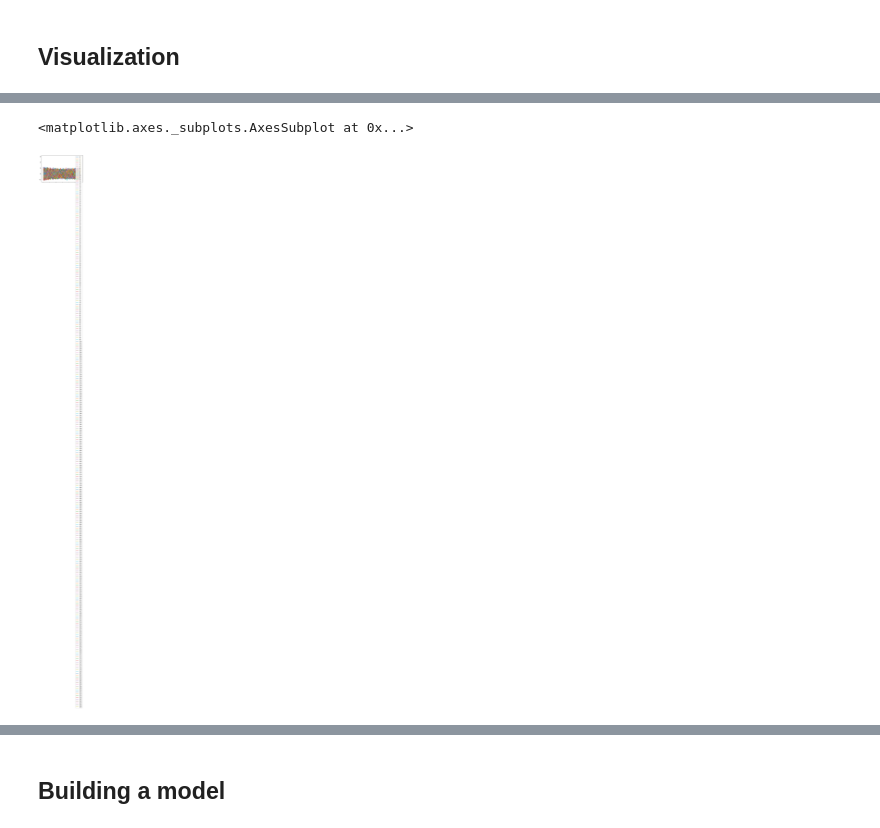
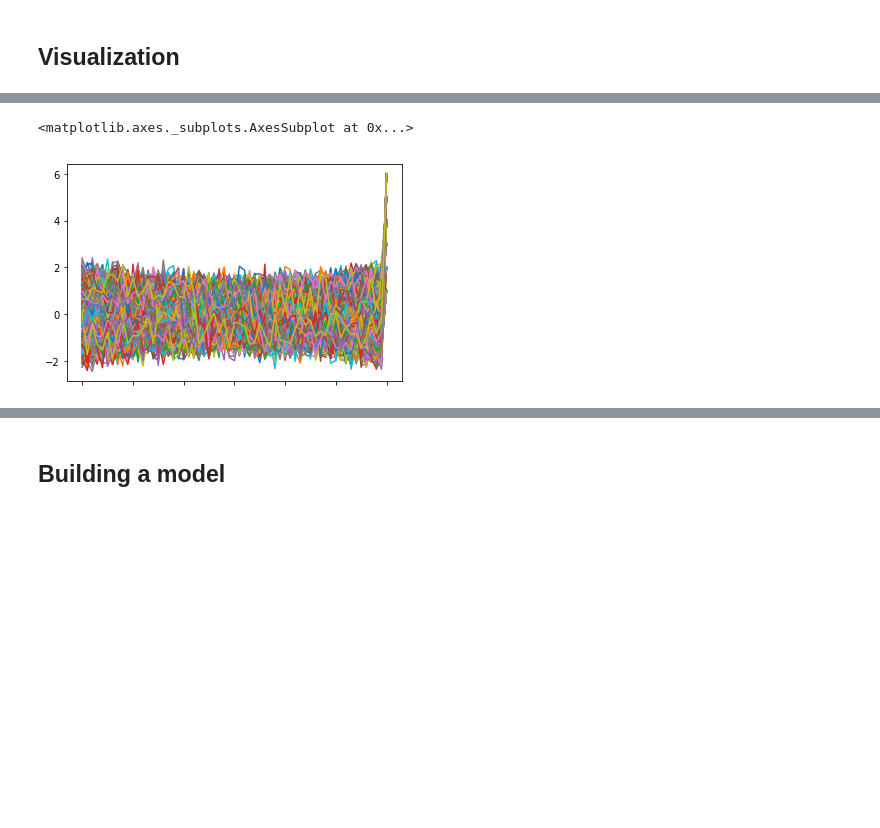
Before and after one commit to giadaconfo/time-series-classification, a Jupyter notebook: tsc_comparison.ipynb, the cells around one changed output, grey strips where cells are left out. Drawn from its saved outputs; the diff is of its cells as text; code cells hidden in the pictures; blank space fills up the shorter version.

```diff
--- a/tsc_comparison.ipynb
+++ b/tsc_comparison.ipynb
@@ -56,10 +61,10 @@ train.iloc[0].plot()
 # %%
 train.drop(train.index[139], inplace=True)
 # %%
-train.T.plot()
+train.T.plot(legend=None)
 # %% [output]
 <matplotlib.axes._subplots.AxesSubplot at 0x...>
-[figure, old version]
+[figure, new version]
 # %%
 label_sets = {}
 label_sets['1'] = train[train['label']==1].iloc[:,0:-1]
```
Also changed, not shown: parts of 15 cells of this notebook.
